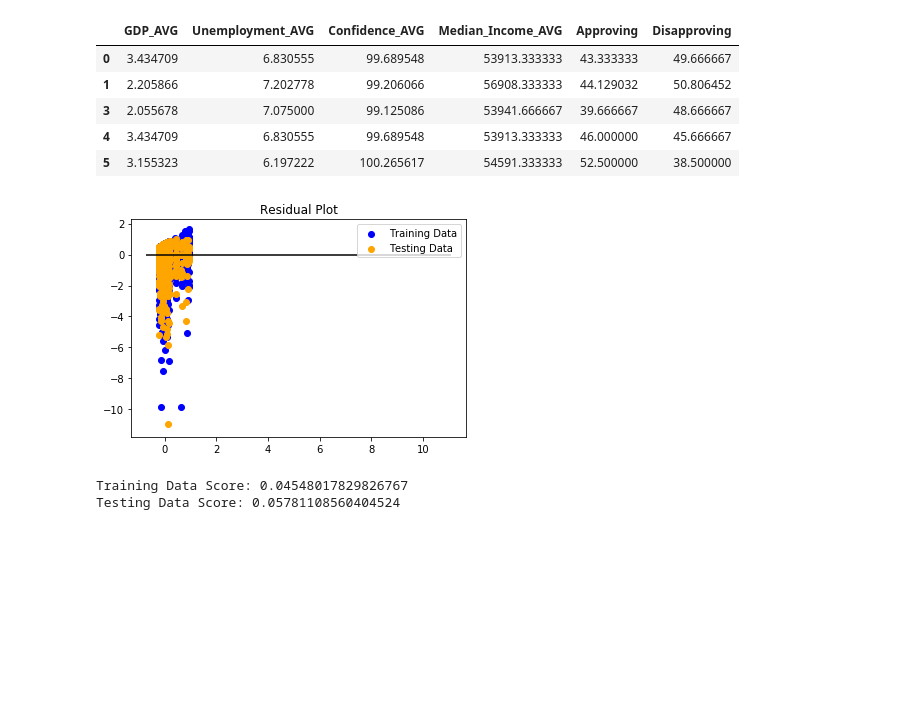
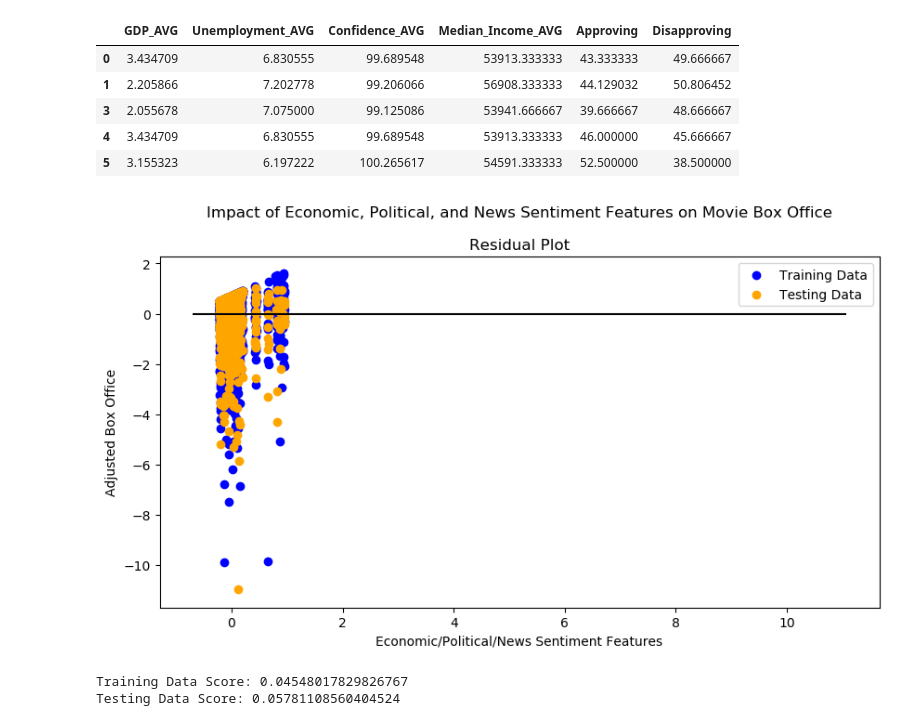
Before and after one commit to jsialcalde/Final_Project, a Jupyter notebook: Movie_Economics_ML.ipynb, the cells around one changed output. Cells and saved outputs as stored; diff of their text form; code cells hidden in the pictures; blank space fills up the shorter version.

```diff
--- a/Movie_Economics_ML.ipynb
+++ b/Movie_Economics_ML.ipynb
@@ -84,21 +84,25 @@ y_test_scaled = y_scaler.transform(y_test)
 # %%
 from sklearn.linear_model import LinearRegression
 
 # use a linear regression model for our data
 model = LinearRegression()
 
 # fit training data for model
 model.fit(X_train_scaled, y_train_scaled)
 
 # create a residual plot of training and test data
+plt.figure(figsize=(10,5), dpi=(100))
 plt.scatter(model.predict(X_train_scaled), model.predict(X_train_scaled) - y_train_scaled, c="blue", label="Training Data")
 plt.scatter(model.predict(X_test_scaled), model.predict(X_test_scaled) - y_test_scaled, c="orange", label="Testing Data")
 plt.legend()
 plt.hlines(y=0, xmin=y_test_scaled.min(), xmax=y_test_scaled.max())
-plt.title("Residual Plot")
+plt.title("Impact of Economic, Political, and News Sentiment Features on Movie Box Office\n\nResidual Plot")
+plt.xlabel("Economic/Political/News Sentiment Features")
+plt.ylabel("Adjusted Box Office")
+plt.savefig('images/movie_box_office_ML.png')
 plt.show()
 # %% [output]
-[figure, old version]
+[figure, new version]
 # %%
 # Display R^2 scores of training and test data
 print(f"Training Data Score: {model.score(X_train_scaled, y_train_scaled)}")
```
Also changed, not shown: 1 other file.
